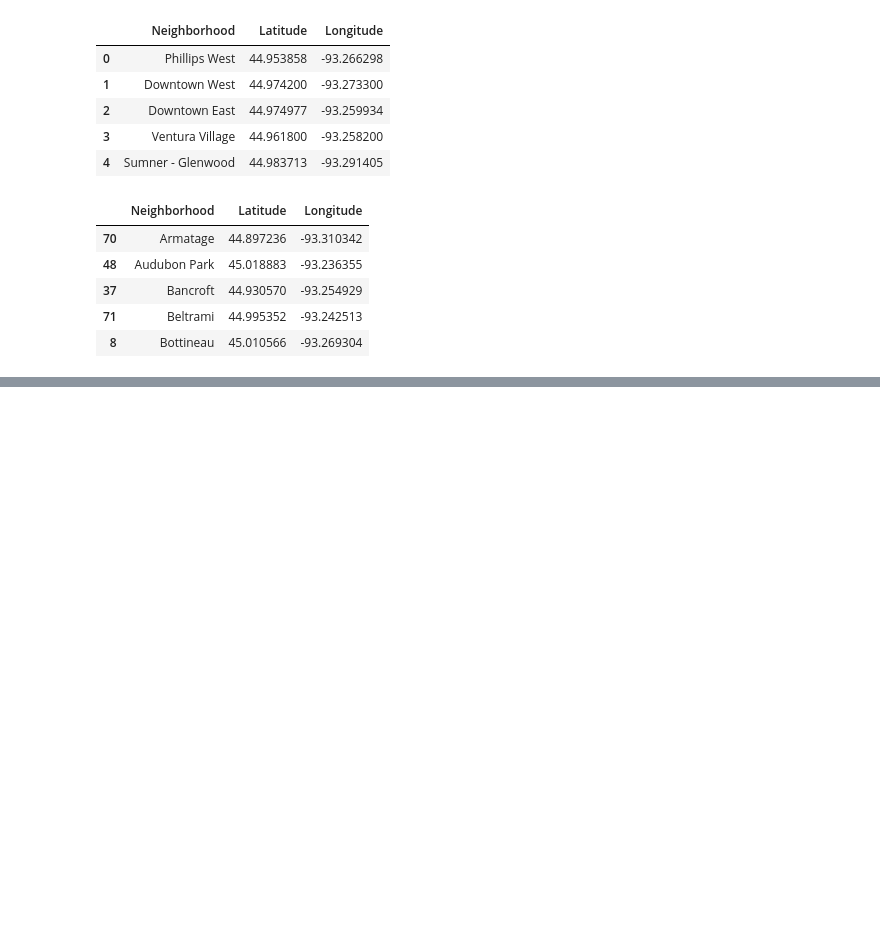
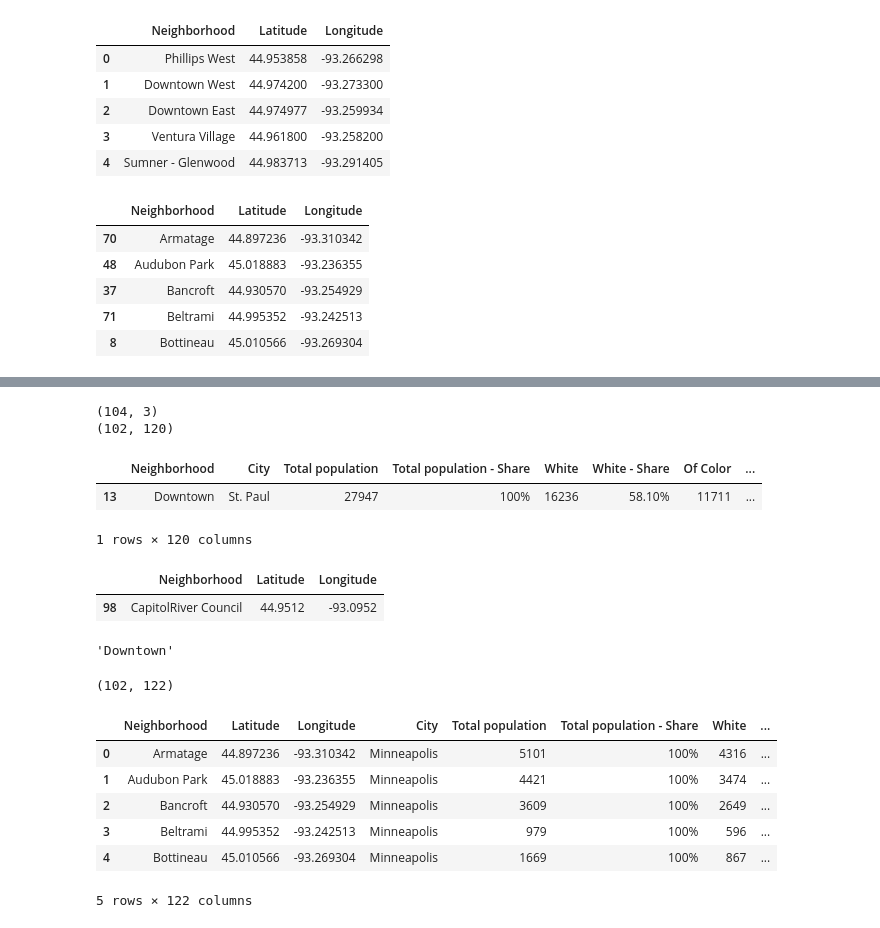
Before and after one commit to no50free/Twin_Cities_Cluster_Analysis, a Jupyter notebook: Neighborhood_demographics.ipynb, the cells around one changed output, grey strips where cells are left out. Drawn from its saved outputs; the diff is of its cells as text; code cells hidden in the pictures; blank space fills up the shorter version.

```diff
--- a/Neighborhood_demographics.ipynb
+++ b/Neighborhood_demographics.ipynb
@@ -255,0 +254,35 @@ set(nbhds_latlon['Neighborhood']).symmetric_difference(df['Neighborhood'])
+# %%
+print(nbhds_latlon.shape)
+print(df.shape)
+# %% [output]
+(104, 3)
+(102, 120)
+# %%
+df.loc[df['Neighborhood']=='Downtown']
+# %% [output]
+|  | Neighborhood | City | ﻿Total population | Total population - Share | White | White - Share | Of Color | ... |
+| 13 | Downtown | St. Paul | 27947 | 100% | 16236 | 58.10% | 11711 | ... |
+1 rows × 120 columns
+# %%
+nbhds_latlon.loc[nbhds_latlon['Neighborhood']=='CapitolRiver Council']
+# %% [output]
+|  | Neighborhood | Latitude | Longitude |
+| 98 | CapitolRiver Council | 44.9512 | -93.0952 |
+# %%
+nbhds_latlon.loc[98,'Neighborhood']='Downtown'
+nbhds_latlon.loc[98,'Neighborhood']
+# %% [output]
+'Downtown'
+# %%
+df_nbhd = pd.merge(nbhds_latlon,df, on='Neighborhood')
+print(df_nbhd.shape)
+df_nbhd.head()
+# %% [output]
+(102, 122)
+|  | Neighborhood | Latitude | Longitude | City | ﻿Total population | Total population - Share | White | ... |
+| 0 | Armatage | 44.897236 | -93.310342 | Minneapolis | 5101 | 100% | 4316 | ... |
+| 1 | Audubon Park | 45.018883 | -93.236355 | Minneapolis | 4421 | 100% | 3474 | ... |
+| 2 | Bancroft | 44.930570 | -93.254929 | Minneapolis | 3609 | 100% | 2649 | ... |
+| 3 | Beltrami | 44.995352 | -93.242513 | Minneapolis | 979 | 100% | 596 | ... |
+| 4 | Bottineau | 45.010566 | -93.269304 | Minneapolis | 1669 | 100% | 867 | ... |
+5 rows × 122 columns
```
Also changed, not shown: parts of 6 cells of this notebook, 1 other file.
